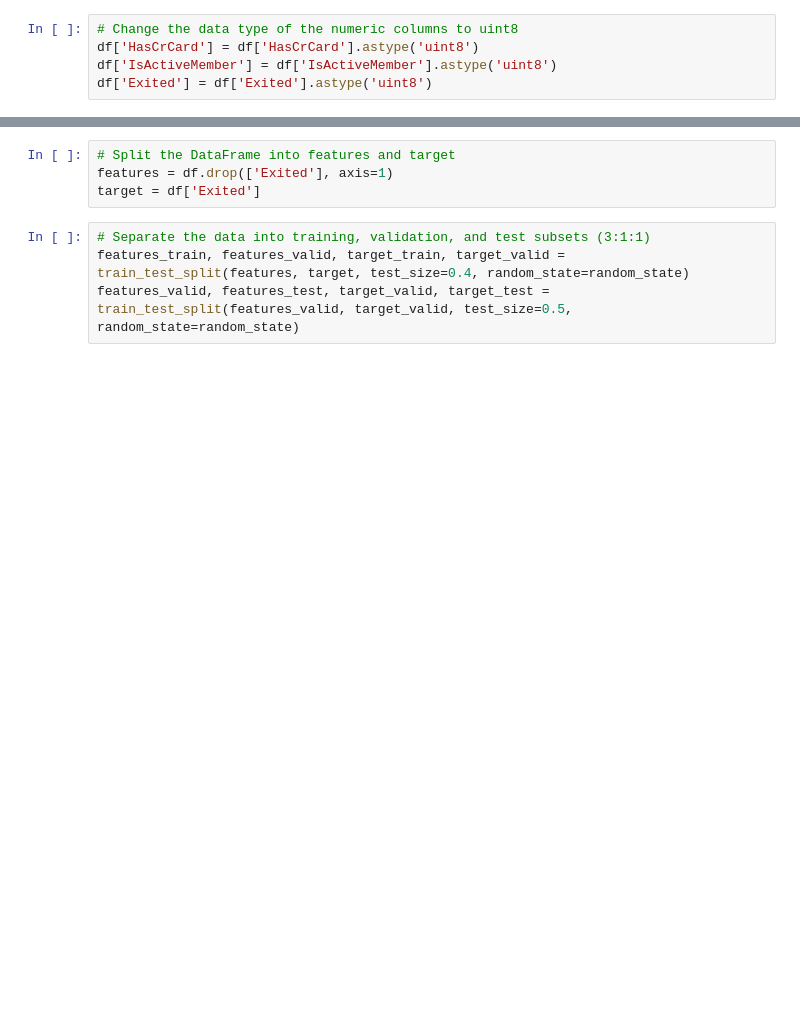
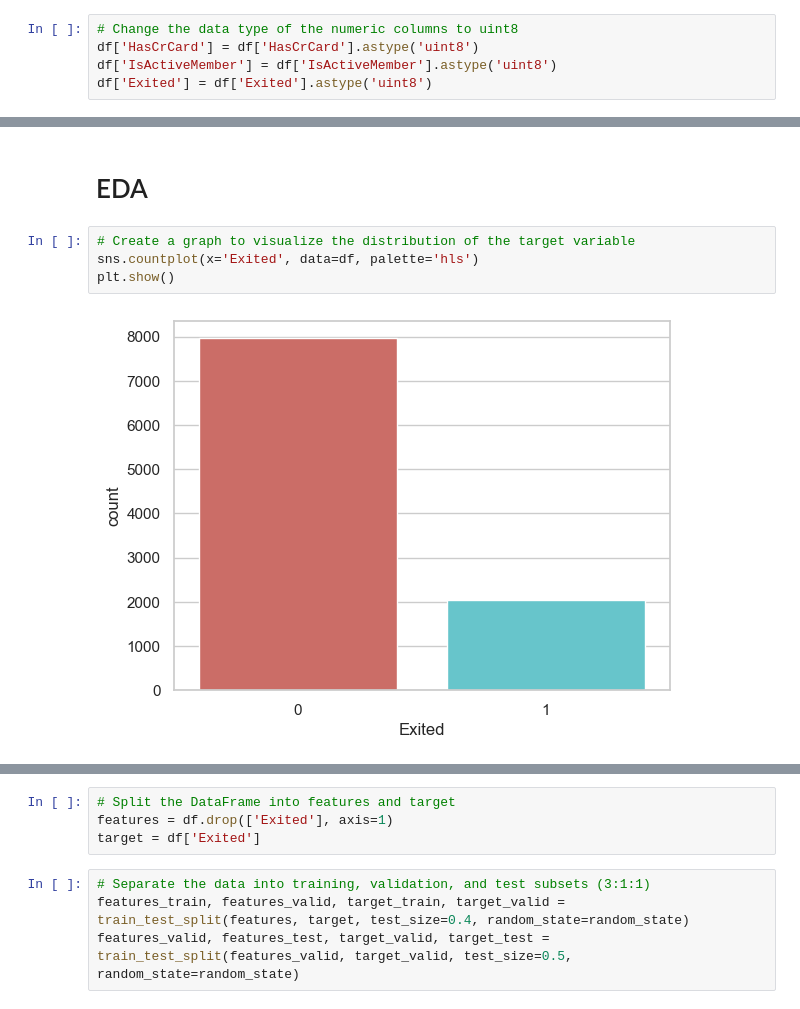
Before and after one commit to keneth4/ml_projects, a Jupyter notebook: ds/2. Customer churn prediction for a bank.ipynb, the cells around one changed output, grey strips where cells are left out. Drawn from its saved outputs; the diff is of its cells as text; blank space fills up the shorter version.

```diff
--- a/ds/2. Customer churn prediction for a bank.ipynb
+++ b/ds/2. Customer churn prediction for a bank.ipynb
@@ -184,0 +221,8 @@ print(numeric_columns)
+# %% [markdown]
+# EDA
+# %%
+# Create a graph to visualize the distribution of the target variable
+sns.countplot(x='Exited', data=df, palette='hls')
+plt.show()
+# %% [output]
+[figure, added]
```
Also changed, not shown: parts of 64 cells of this notebook.
